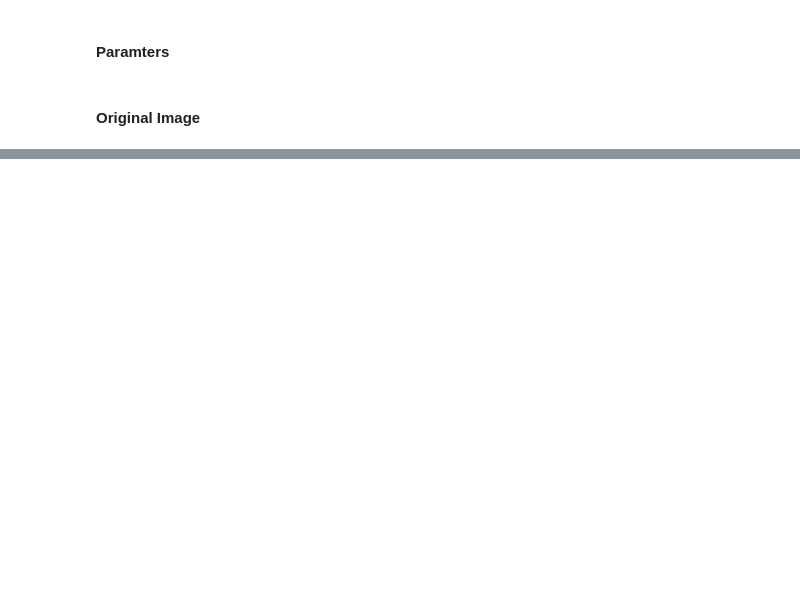
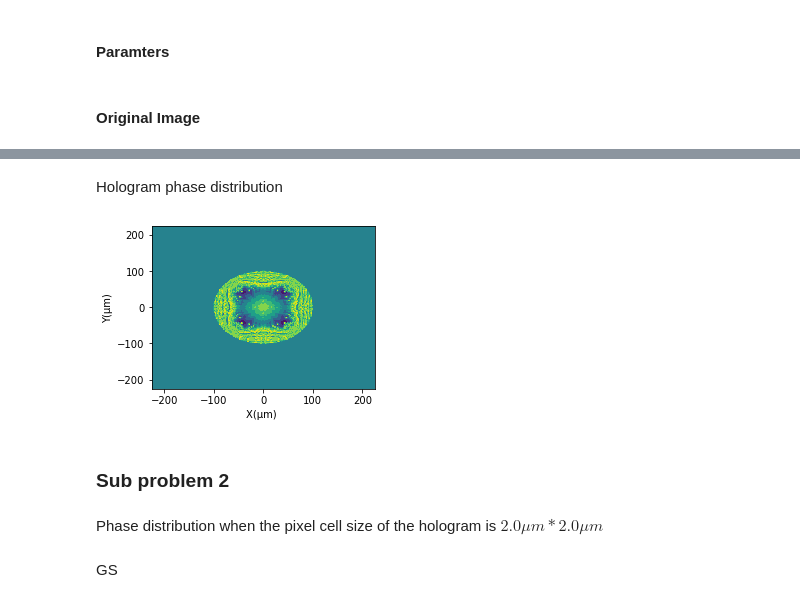
Before and after one commit to yesunhuang/Optics_Toolbox_In_Python, a Jupyter notebook: notebooks/GSAlgorithm.ipynb, the cells around one changed output, grey strips where cells are left out. Cells and saved outputs as stored; diff of their text form; code cells hidden in the pictures; blank space fills up the shorter version.

```diff
--- a/notebooks/GSAlgorithm.ipynb
+++ b/notebooks/GSAlgorithm.ipynb
@@ -187,0 +121,10 @@ hp.displace_2d(hp.intensity(Ui),labels,range)
+# %% [markdown]
+Hologram phase distribution
+# %%
+hp.displace_2d(hologramP1.get_hologram_phase_distribution(),labels,range)
+# %% [output]
+[figure, added]
+# %% [markdown]
+### Sub problem 2
+# %% [markdown]
+Phase distribution when the pixel cell size of the hologram is $2.0\mu m *2.0\mu m$
@@ -187,0 +136,2 @@ hp.displace_2d(hp.intensity(Ui),labels,range)
+# %% [markdown]
+GS
```
Also changed, not shown: parts of 73 cells of this notebook, 2 other files.
